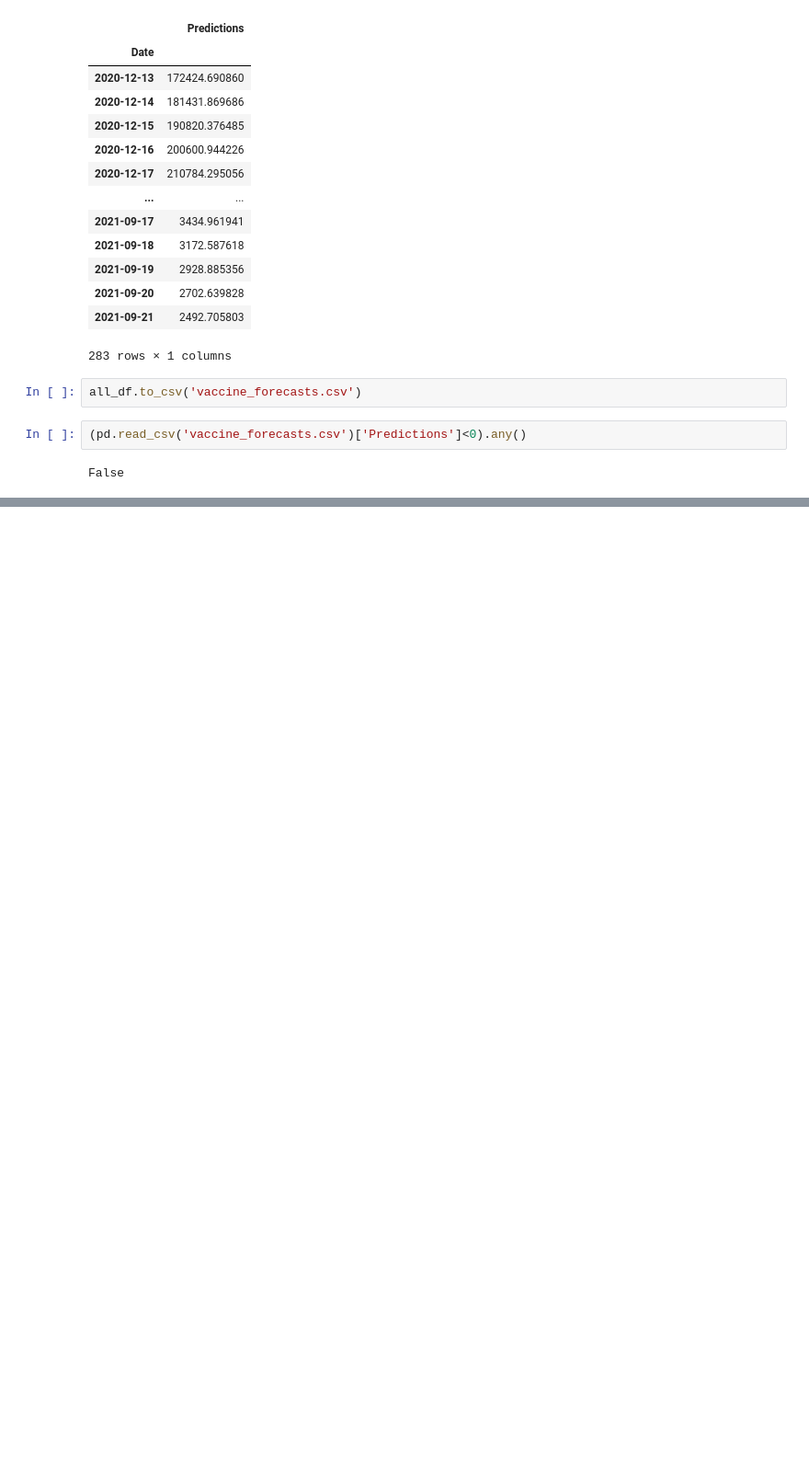
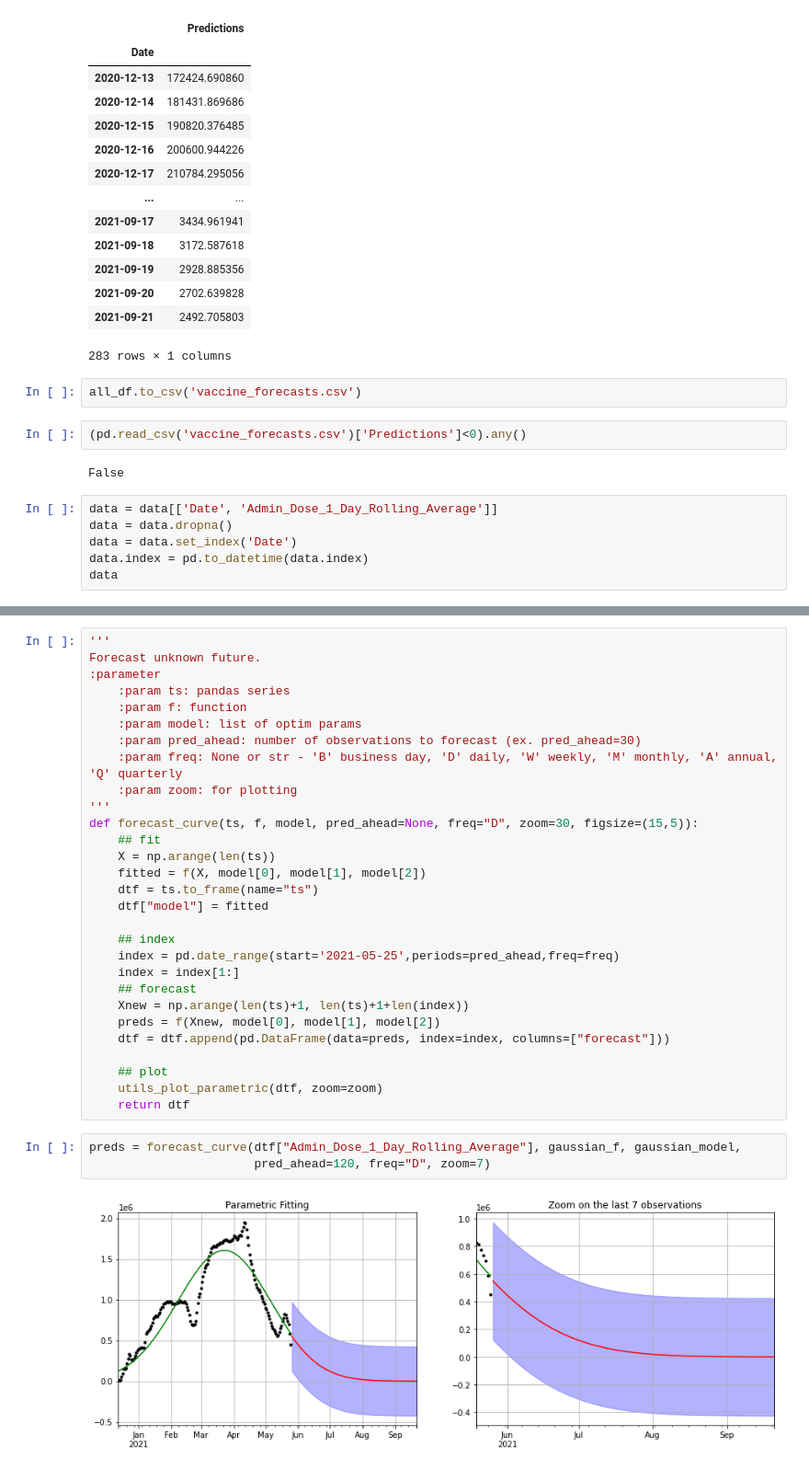
Before and after one commit to miranisaurabh/yyg-seir-simulator, a Jupyter notebook: vaccine_predictions_curveFit.ipynb, the cells around one changed output, grey strips where cells are left out. Shown at 92% size. Drawn from its saved outputs; the diff is of its cells as text; blank space fills up the shorter version.

Commit message:
add both dose predictions

```diff
--- a/vaccine_predictions_curveFit.ipynb
+++ b/vaccine_predictions_curveFit.ipynb
@@ -227,3 +227,9 @@ all_df.to_csv('vaccine_forecasts.csv')
 (pd.read_csv('vaccine_forecasts.csv')['Predictions']<0).any()
 # %% [output]
 False
+# %%
+data = data[['Date', 'Admin_Dose_1_Day_Rolling_Average']]
+data = data.dropna()
+data = data.set_index('Date')
+data.index = pd.to_datetime(data.index)
+data
@@ -229,0 +297,34 @@ False
+# %%
+'''
+Forecast unknown future.
+:parameter
+    :param ts: pandas series
+    :param f: function
+    :param model: list of optim params
+    :param pred_ahead: number of observations to forecast (ex. pred_ahead=30)
+    :param freq: None or str - 'B' business day, 'D' daily, 'W' weekly, 'M' monthly, 'A' annual, 'Q' quarterly
+    :param zoom: for plotting
+'''
+def forecast_curve(ts, f, model, pred_ahead=None, freq="D", zoom=30, figsize=(15,5)):
+    ## fit
+    X = np.arange(len(ts))
+    fitted = f(X, model[0], model[1], model[2])
+    dtf = ts.to_frame(name="ts")
+    dtf["model"] = fitted
+
+    ## index
+    index = pd.date_range(start='2021-05-25',periods=pred_ahead,freq=freq)
+    index = index[1:]
+    ## forecast
+    Xnew = np.arange(len(ts)+1, len(ts)+1+len(index))
+    preds = f(Xnew, model[0], model[1], model[2])
+    dtf = dtf.append(pd.DataFrame(data=preds, index=index, columns=["forecast"]))
+
+    ## plot
+    utils_plot_parametric(dtf, zoom=zoom)
+    return dtf
+# %%
+preds = forecast_curve(dtf["Admin_Dose_1_Day_Rolling_Average"], gaussian_f, gaussian_model,
+                       pred_ahead=120, freq="D", zoom=7)
+# %% [output]
+[figure, added]
```
Also changed, not shown: parts of 11 cells of this notebook, 2 other files.
